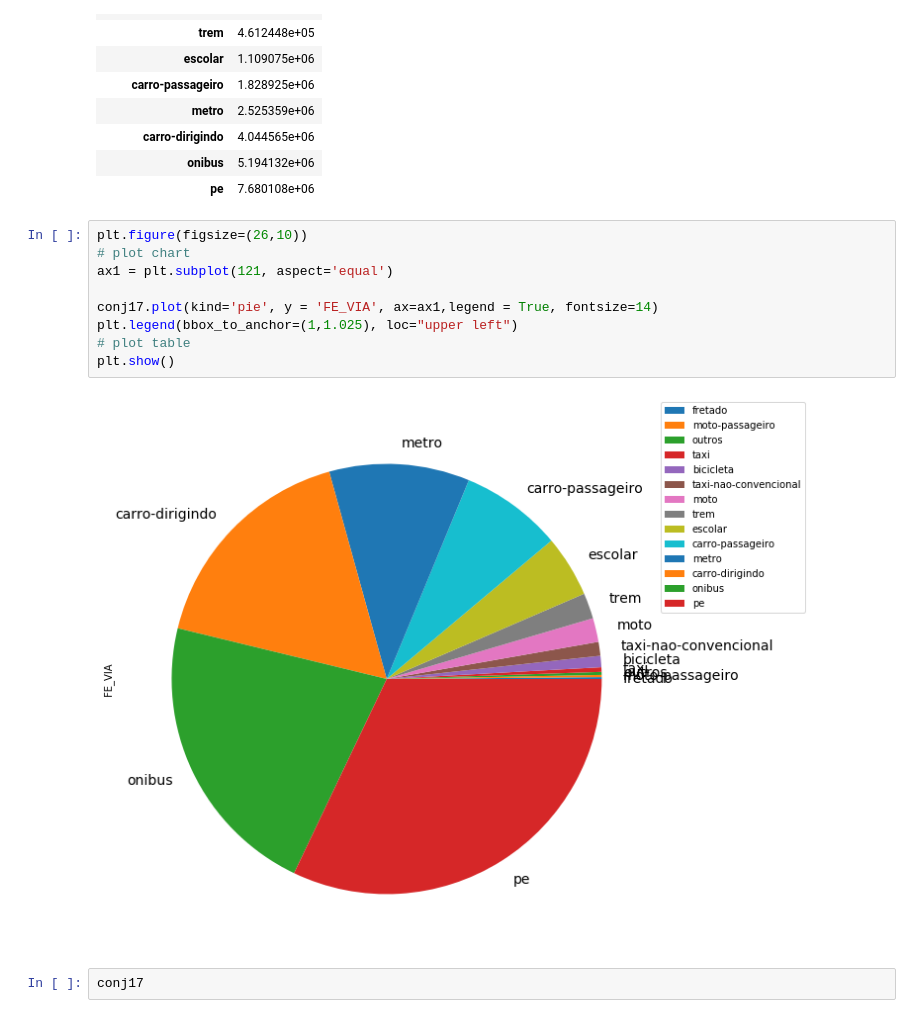
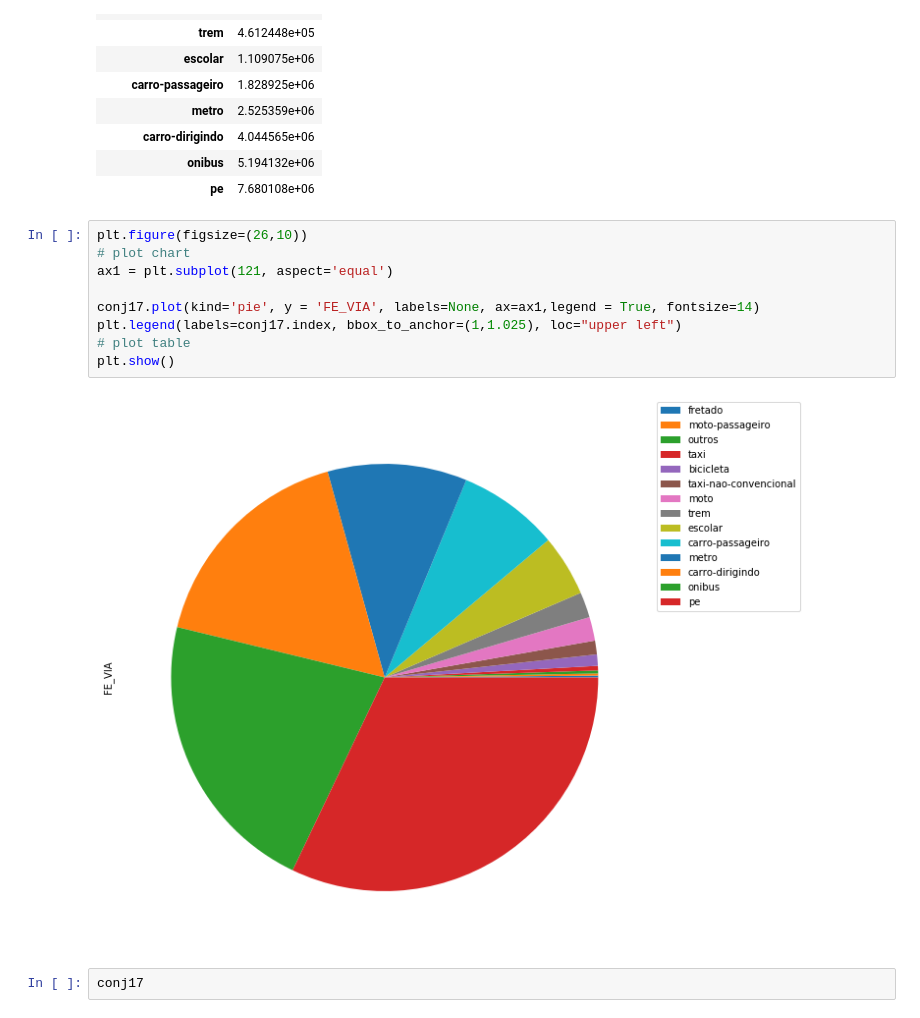
Before and after one commit to ezambomsantana/analise_od, a Jupyter notebook: notebook/Bike Analysis.ipynb, the cells around one changed output. Saved outputs shown, nothing was run; the diff lists cells and outputs as text.

```diff
--- a/notebook/Bike Analysis.ipynb
+++ b/notebook/Bike Analysis.ipynb
@@ -95,14 +95,14 @@ conj17
 # %%
 plt.figure(figsize=(26,10))
 # plot chart
 ax1 = plt.subplot(121, aspect='equal')
 
-conj17.plot(kind='pie', y = 'FE_VIA', ax=ax1,legend = True, fontsize=14)
-plt.legend(bbox_to_anchor=(1,1.025), loc="upper left")
+conj17.plot(kind='pie', y = 'FE_VIA', labels=None, ax=ax1,legend = True, fontsize=14)
+plt.legend(labels=conj17.index, bbox_to_anchor=(1,1.025), loc="upper left")
 # plot table
 plt.show()
 # %% [output]
-[figure, old version]
+[figure, new version]
 # %%
 conj17
 # %% [output]
```
Also changed, not shown: parts of 9 cells of this notebook, 1 other file.
